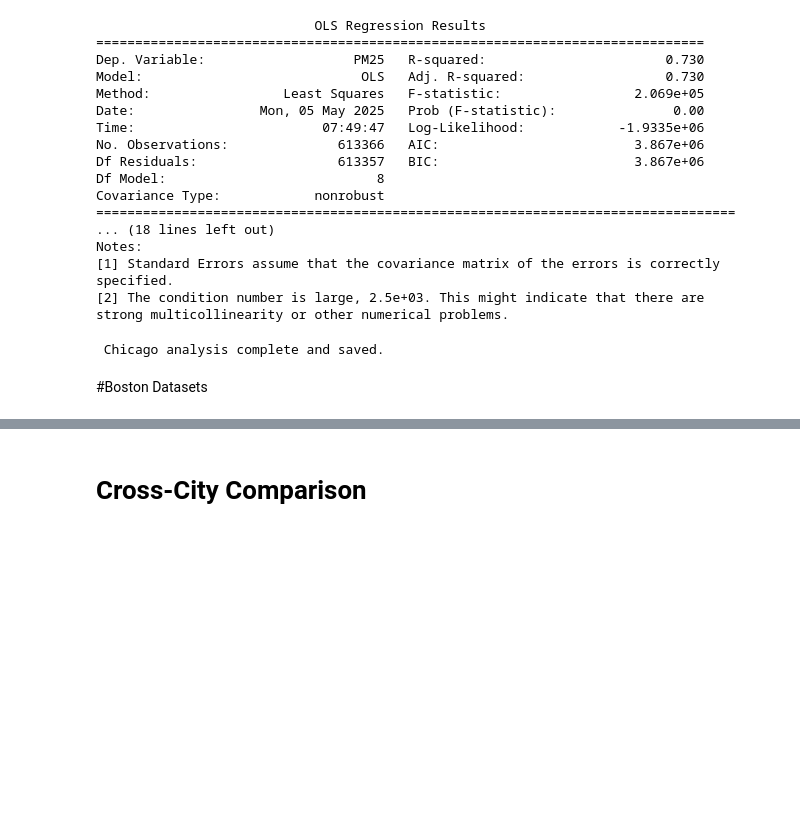
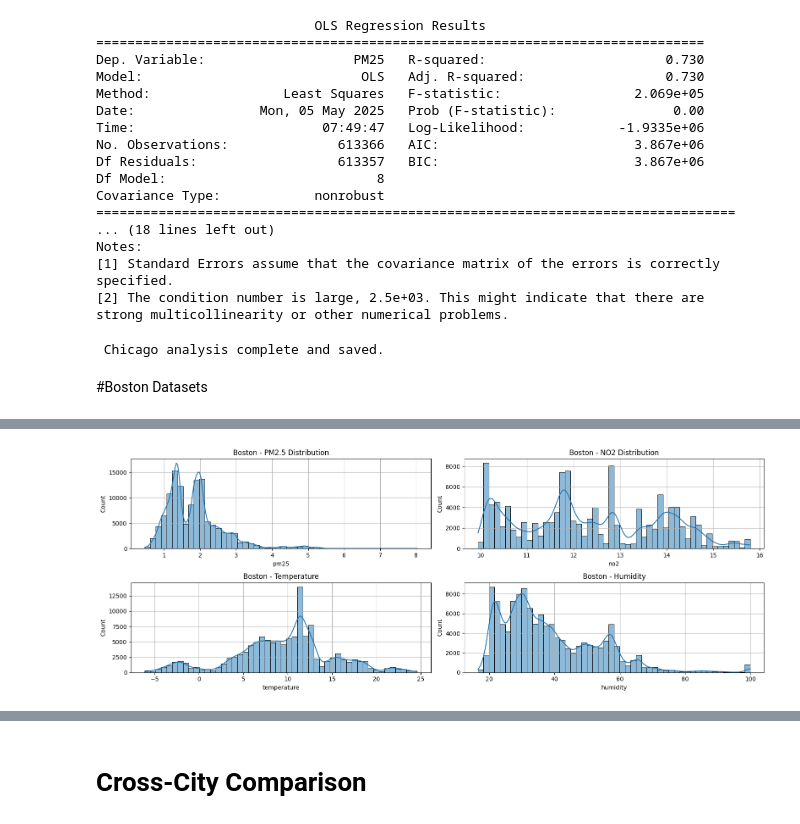
Before and after one commit to Dr-Isam-ALJAWARNEH/fds-project-airnav, a Jupyter notebook: NYC_Boston_Chicago_Project.ipynb, the cells around one changed output, grey strips where cells are left out. Cells and saved outputs as stored; diff of their text form; code cells hidden in the pictures; blank space fills up the shorter version.

Commit message:
Boston Code Implementation have been added

```diff
--- a/NYC_Boston_Chicago_Project.ipynb
+++ b/NYC_Boston_Chicago_Project.ipynb
@@ -530,3 +530,13 @@ print(" Chicago analysis complete and saved.")
  Chicago analysis complete and saved.
 # %% [markdown]
 #Boston Datasets
+# %%
+# STEP 1: Load Boston Data
+
+from google.colab import files
+uploaded = files.upload()
+
+boston_df = pd.read_csv("Boston_PM_NO2.csv")
+print("Boston columns:", boston_df.columns)
+print("Shape:", boston_df.shape)
+boston_df.head()
@@ -532,0 +561,38 @@ print(" Chicago analysis complete and saved.")
+# %%
+# STEP 2: Time conversion
+boston_df["datetime"] = pd.to_datetime(boston_df["time"], unit="s")
+
+# STEP 3: Apply H3 Geohash
+boston_df["h3"] = boston_df.apply(lambda row: h3.geo_to_h3(row["latitude"], row["longitude"], 9), axis=1)
+# %%
+# STEP 4: EDA - Histograms for Boston
+plt.figure(figsize=(16, 6))
+
+# PM2.5
+plt.subplot(2, 2, 1)
+sns.histplot(boston_df["pm25"].dropna(), bins=50, kde=True)
+plt.title("Boston - PM2.5 Distribution")
+plt.grid(True)
+
+# NO2
+plt.subplot(2, 2, 2)
+sns.histplot(boston_df["no2"].dropna(), bins=50, kde=True)
+plt.title("Boston - NO2 Distribution")
+plt.grid(True)
+
+# Temperature
+plt.subplot(2, 2, 3)
+sns.histplot(boston_df["temperature"].dropna(), bins=50, kde=True)
+plt.title("Boston - Temperature")
+plt.grid(True)
+
+# Humidity
+plt.subplot(2, 2, 4)
+sns.histplot(boston_df["humidity"].dropna(), bins=50, kde=True)
+plt.title("Boston - Humidity")
+plt.grid(True)
+
+plt.tight_layout()
+plt.show()
+# %% [output]
+[figure, added]
```
Also changed, not shown: parts of 7 cells of this notebook.
